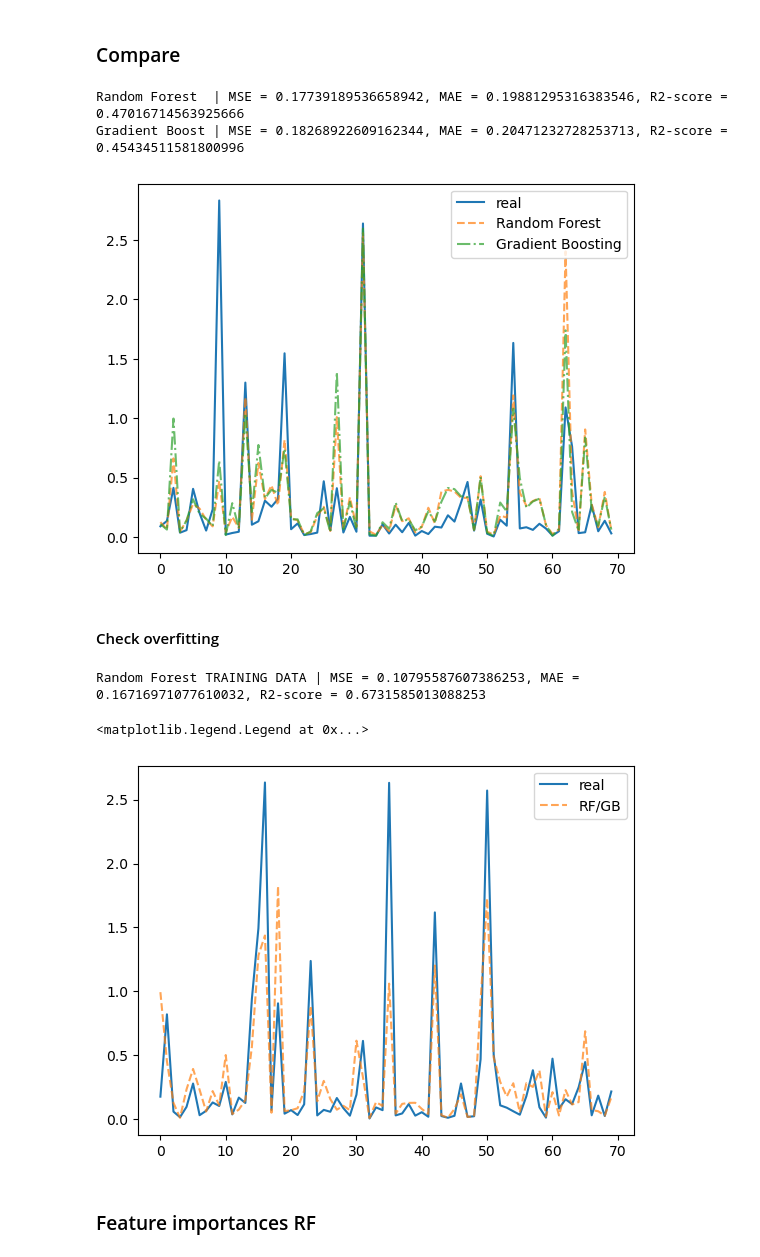
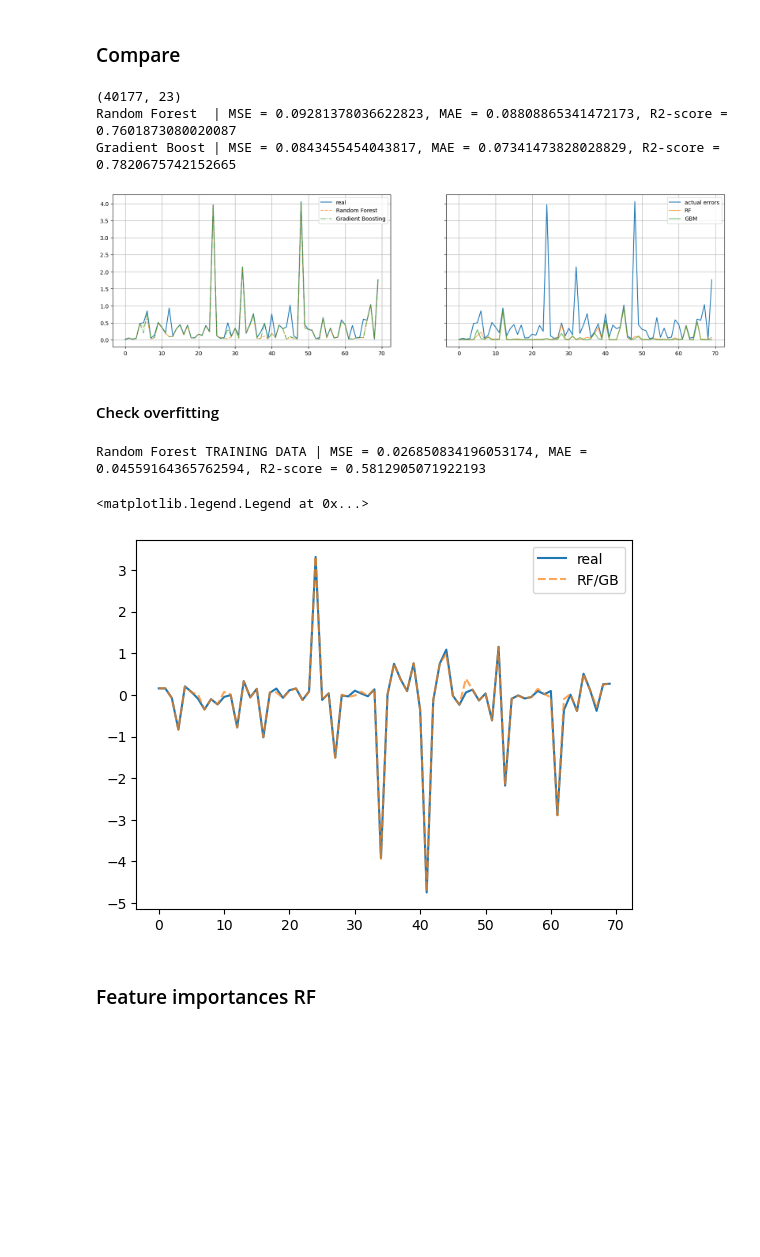
Before and after one commit to tristandijkstra/SmallObjectTracking, a Jupyter notebook: basicML.ipynb, the cells around one changed output. Drawn from its saved outputs; the diff is of its cells as text; code cells hidden in the pictures; blank space fills up the shorter version.

Commit message:
machine learning part

```diff
--- a/basicML.ipynb
+++ b/basicML.ipynb
@@ -13,6 +13,7 @@ from sklearn.linear_model import ElasticNet
 from sklearn.svm import SVR
 from sklearn.metrics import mean_squared_error, mean_absolute_error, r2_score
 from sklearn.tree import export_graphviz
+from sklearn.utils import shuffle
 
 import xgboost as xgb
 
@@ -23,7 +24,7 @@ token = getCredentials(source="discos")
 username, password = getCredentials(source="spacetrack")
 
 launchIDs = ["2013-066", "2018-092", "2019-084", "2022-002"]
-# launchIDs = ["2013-066", "2018-092", "2019-084", "2022-002", "2021-006"]
+launchIDs = ["2013-066", "2018-092", "2019-084", "2022-002", "2021-006"]
 # launchIDs = ["2013-066"]
 # launchIDs = ["2022-002"]
 # launchIDs = ["2019-084"]
@@ -146,7 +172,8 @@ Remember: Size is unbalanced
 # %% [markdown]
 ### Shuffling/splitting
 # %%
-X_train, X_test, y_train, y_test = train_test_split(X, y, test_size=0.1, random_state=42)
+X_train, X_test, y_train, y_test, _, y_dfML= train_test_split(X, y, dfML, test_size=0.1, random_state=42)
+# print(shuffle(y, random_state=42)[361585::, :]-y_test)
 print(len(X_train), len(y_train))
 print(len(X_test), len(y_test))
 # %% [output]
@@ -185,11 +212,11 @@ print("Training Gradient Boosting Machine")
 # )
 xg_reg = xgb.XGBRegressor(
     objective="reg:squarederror",
-    colsample_bytree=0.3,
-    # learning_rate=0.1,
+    # colsample_bytree=0.2,
+    learning_rate=0.1,
     verbosity=1,
-    max_depth=20,
-    alpha=10,
+    max_depth=10,
+    alpha=5,
     n_estimators=100,
 )
 xg_reg.fit(X_train, y_train)
@@ -201,36 +230,55 @@ Training Gradient Boosting Machine
 # %%
 # transform back
 # print(y_predict.shape)
-y_predict_RF_inv = y_predict_RF
-y_predict_GMB_inv = y_predict_GBM
-y_test_inv = y_test
+
+y_predict_RF_inv = np.sqrt(np.square(y_predict_RF).sum(axis=1))
+y_predict_GMB_inv = np.sqrt(np.square(y_predict_GBM).sum(axis=1))
+y_test_inv = np.sqrt(np.square(y_test).sum(axis=1))
+
+# y_predict_RF_inv = y_predict_RF
+# y_predict_GMB_inv = y_predict_GBM
+# y_test_inv = y_test
+
 # y_predict_RF_inv = scalerY.inverse_transform(y_predict_RF[:, np.newaxis])
 # y_predict_GMB_inv = scalerY.inverse_transform(y_predict_GBM[:, np.newaxis])
 # y_test_inv = scalerY.inverse_transform(y_test[:, np.newaxis])
 
 MSE_RF = mean_squared_error(y_test_inv, y_predict_RF_inv)
 MAE_RF = mean_absolute_error(y_test_inv, y_predict_RF_inv)
 R2_RF = r2_score(y_test_inv, y_predict_RF_inv)
 
 MSE_GBM = mean_squared_error(y_test_inv, y_predict_GMB_inv)
 MAE_GBM = mean_absolute_error(y_test_inv, y_predict_GMB_inv)
 R2_GBM = r2_score(y_test_inv, y_predict_GMB_inv)
 
 
-fig, ax = plt.subplots(1, 1)
-sampleStart = 300
+fig, ax = plt.subplots(1, 2, figsize=(20,5), sharey=True)
+sampleStart = 700
 sampleSize = 70
-ax.plot(y_test_inv[sampleStart:(sampleStart + sampleSize)], label="real")
-ax.plot(y_predict_RF_inv[sampleStart:(sampleStart + sampleSize)], linestyle="--", label="Random Forest", alpha=0.7)
-ax.plot(y_predict_GMB_inv[sampleStart:(sampleStart + sampleSize)], linestyle="-.", label="Gradient Boosting", alpha=0.7)
-ax.legend()
+feat = 0
+print(y_dfML.shape)
+errorsOrig = pd.DataFrame(y_dfML, columns=dfML.columns).overallCovariance.to_numpy()
+
+ax[0].plot(y_test_inv[sampleStart:(sampleStart + sampleSize)], label="real")
+ax[0].plot(y_predict_RF_inv[sampleStart:(sampleStart + sampleSize)], linestyle="--", label="Random Forest", alpha=0.7)
+ax[0].plot(y_predict_GMB_inv[sampleStart:(sampleStart + sampleSize)], linestyle="-.", label="Gradient Boosting", alpha=0.7)
+
+ax[1].plot(errorsOrig[sampleStart:(sampleStart + sampleSize)], label="actual errors")
+ax[1].plot(np.abs(y_test_inv[sampleStart:(sampleStart + sampleSize)] - y_predict_RF_inv[sampleStart:(sampleStart + sampleSize)]), label="RF", alpha=0.7)
+ax[1].plot(np.abs(y_test_inv[sampleStart:(sampleStart + sampleSize)] - y_predict_GMB_inv[sampleStart:(sampleStart + sampleSize)]), label="GBM", alpha=0.7)
+
+ax[0].legend()
+ax[1].legend()
+ax[0].grid()
+ax[1].grid()
 
 print(f"Random Forest  | MSE = {MSE_RF}, MAE = {MAE_RF}, R2-score = {R2_RF}")
 print(f"Gradient Boost | MSE = {MSE_GBM}, MAE = {MAE_GBM}, R2-score = {R2_GBM}")
 # %% [output]
-Random Forest  | MSE = 0.17739189536658942, MAE = 0.19881295316383546, R2-score = 0.47016714563925666
-Gradient Boost | MSE = 0.18268922609162344, MAE = 0.20471232728253713, R2-score = 0.45434511581800996
+(40177, 23)
+Random Forest  | MSE = 0.09281378036622823, MAE = 0.08808865341472173, R2-score = 0.7601873080020087
+Gradient Boost | MSE = 0.0843455454043817, MAE = 0.07341473828028829, R2-score = 0.7820675742152665
-[figure, old version]
+[figure, new version]
 # %% [markdown]
 #### Check overfitting
 # %%
@@ -250,14 +298,15 @@ print(f"Random Forest TRAINING DATA | MSE = {MSE_TRAIN}, MAE = {MAE_TRAIN}, R2-s
 fig, ax = plt.subplots(1, 1)
 sampleStart = 300
 sampleSize = 70
-ax.plot(yTRAIN[sampleStart:(sampleStart + sampleSize)], label="real")
-ax.plot(yprTRAIN[sampleStart:(sampleStart + sampleSize)], linestyle="--", label="RF/GB", alpha=0.7)
+feat = 2
+ax.plot(yTRAIN[sampleStart:(sampleStart + sampleSize), feat], label="real")
+ax.plot(yprTRAIN[sampleStart:(sampleStart + sampleSize), feat], linestyle="--", label="RF/GB", alpha=0.7)
 # ax.plot(y_predict_GMB_inv[sampleStart:(sampleStart + sampleSize)], linestyle="--", label="Gradient Boosting", alpha=0.7)
 ax.legend()
 # %% [output]
-Random Forest TRAINING DATA | MSE = 0.10795587607386253, MAE = 0.16716971077610032, R2-score = 0.6731585013088253
+Random Forest TRAINING DATA | MSE = 0.026850834196053174, MAE = 0.04559164365762594, R2-score = 0.5812905071922193
 <matplotlib.legend.Legend at 0x...>
-[figure, old version]
+[figure, new version]
 # %% [markdown]
 ### Feature importances RF
 # %%
```
Also changed, not shown: parts of 7 cells of this notebook, 4 other files.
